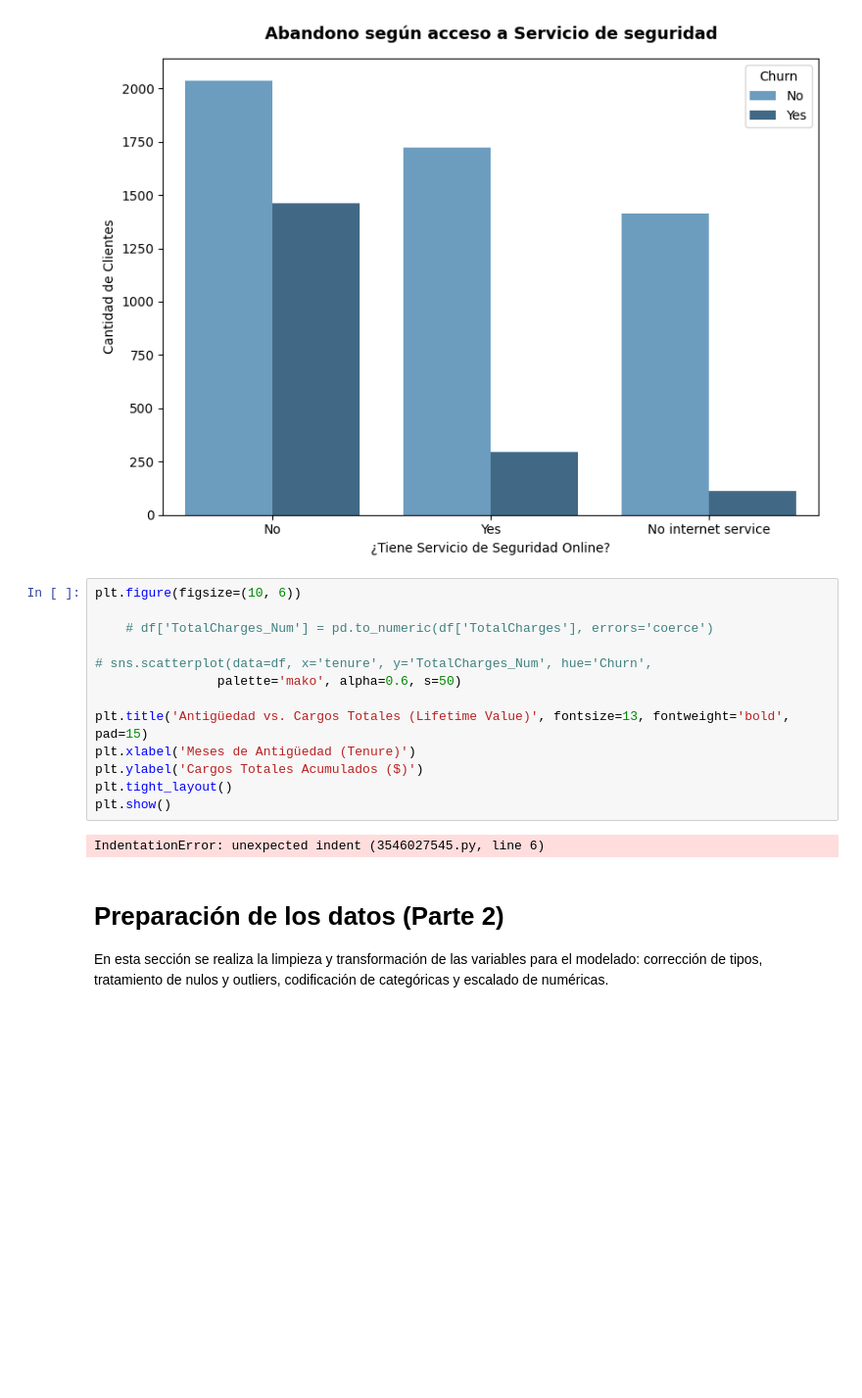
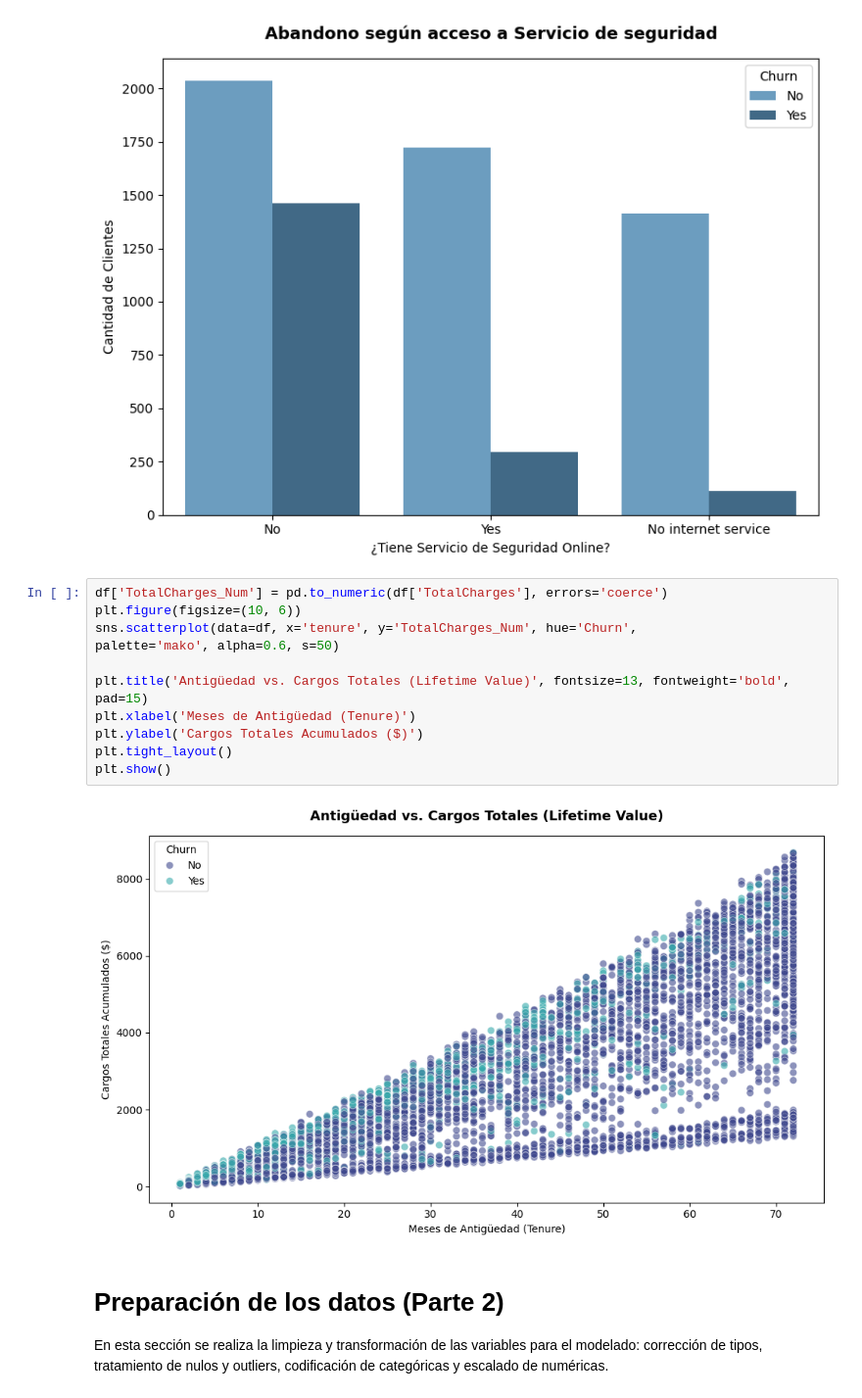
Before and after one commit to Vane2005/DS-Project4, a Jupyter notebook: proyecto4-CRISP-DM.ipynb, the cells around one changed output. Shown at 98% size. Saved outputs shown, nothing was run; the diff lists cells and outputs as text; blank space fills up the shorter version.

Commit message:
Fix in scatterplot

```diff
--- a/proyecto4-CRISP-DM.ipynb
+++ b/proyecto4-CRISP-DM.ipynb
@@ -391,20 +391,18 @@ plt.show()
 # %% [output]
 [figure]
 # %%
+df['TotalCharges_Num'] = pd.to_numeric(df['TotalCharges'], errors='coerce')
 plt.figure(figsize=(10, 6))
-
-    # df['TotalCharges_Num'] = pd.to_numeric(df['TotalCharges'], errors='coerce')
-
-# sns.scatterplot(data=df, x='tenure', y='TotalCharges_Num', hue='Churn',
-                palette='mako', alpha=0.6, s=50)
+sns.scatterplot(data=df, x='tenure', y='TotalCharges_Num', hue='Churn',
+palette='mako', alpha=0.6, s=50)
 
 plt.title('Antigüedad vs. Cargos Totales (Lifetime Value)', fontsize=13, fontweight='bold', pad=15)
 plt.xlabel('Meses de Antigüedad (Tenure)')
 plt.ylabel('Cargos Totales Acumulados ($)')
 plt.tight_layout()
 plt.show()
 # %% [output]
-IndentationError: unexpected indent (3546027545.py, line 6)
+[figure, added]
 # %% [markdown]
 # Preparación de los datos (Parte 2)
 
```
Also changed, not shown: parts of 8 cells of this notebook, 3 other files.
